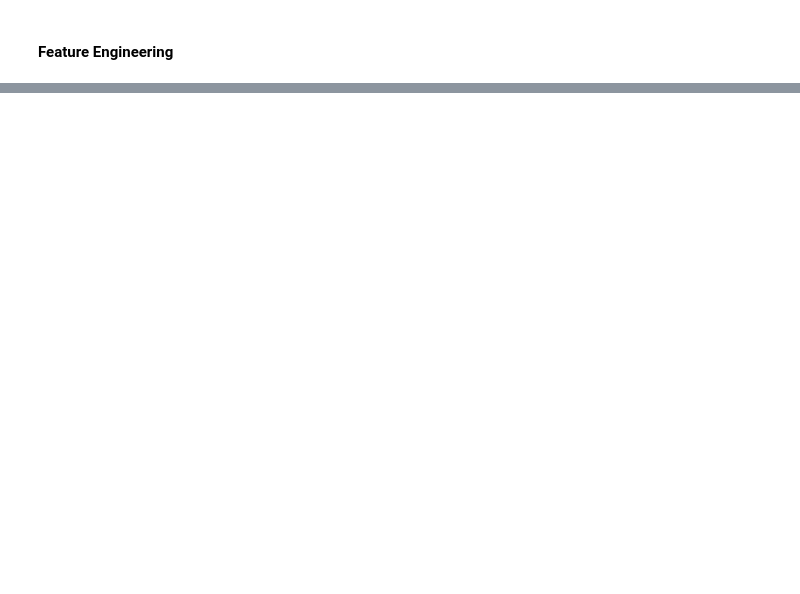
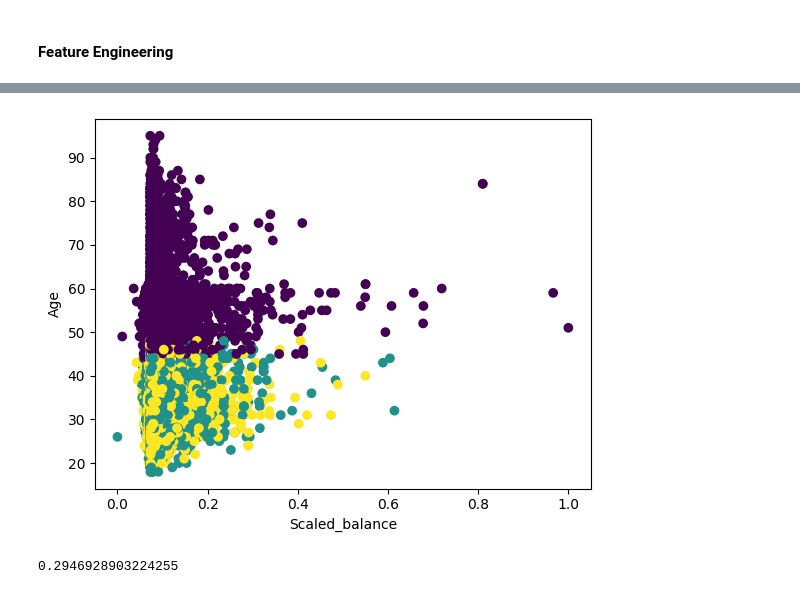
Before and after one commit to kayodeolusanya/Nexus-Bank-Customer-Segmentation-Project, a Jupyter notebook: Nexus_Bank_Customer_Segmentation_Project.ipynb, the cells around one changed output, grey strips where cells are left out. Saved outputs shown, nothing was run; the diff lists cells and outputs as text; code cells hidden in the pictures; blank space fills up the shorter version.

```diff
--- a/Nexus_Bank_Customer_Segmentation_Project.ipynb
+++ b/Nexus_Bank_Customer_Segmentation_Project.ipynb
@@ -401,0 +378,8 @@ array([ 5,  6,  7,  8,  9, 12, 13, 14, 15, 16, 19, 20, 21, 23, 26, 27, 28,
+# %%
+# Fit K-means clustering model
+kmeans = KMeans(n_clusters=3, init='k-means++', random_state=42)
+kmeans.fit(ml_df)
+
+# Add cluster labels to data
+ml_df['Cluster'] = kmeans.labels_
+ml_df
@@ -401,0 +400,14 @@ array([ 5,  6,  7,  8,  9, 12, 13, 14, 15, 16, 19, 20, 21, 23, 26, 27, 28,
+# %%
+# Visualizing the results
+plt.scatter(x=ml_df['scaled_balance'], y=ml_df['age'], c=ml_df['Cluster'], label='Centroids')
+plt.xlabel('Scaled_balance')
+plt.ylabel('Age')
+plt.show()
+
+# Calculate silhouette score
+from sklearn.metrics import silhouette_score
+
+silhouette_score(df, kmeans.labels_)
+# %% [output]
+[figure, added]
+0.2946928903224255
```
Also changed, not shown: parts of 11 cells of this notebook.
